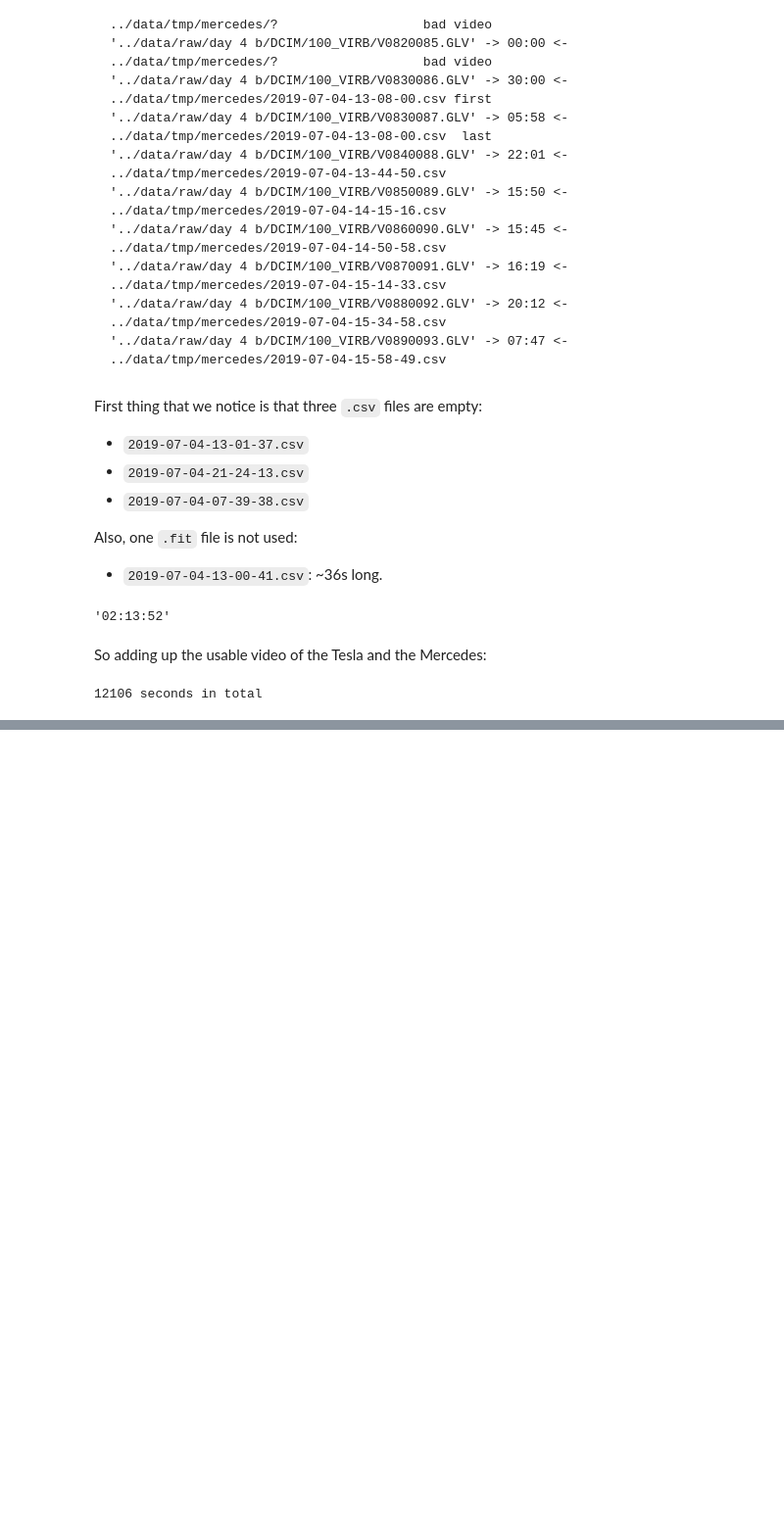
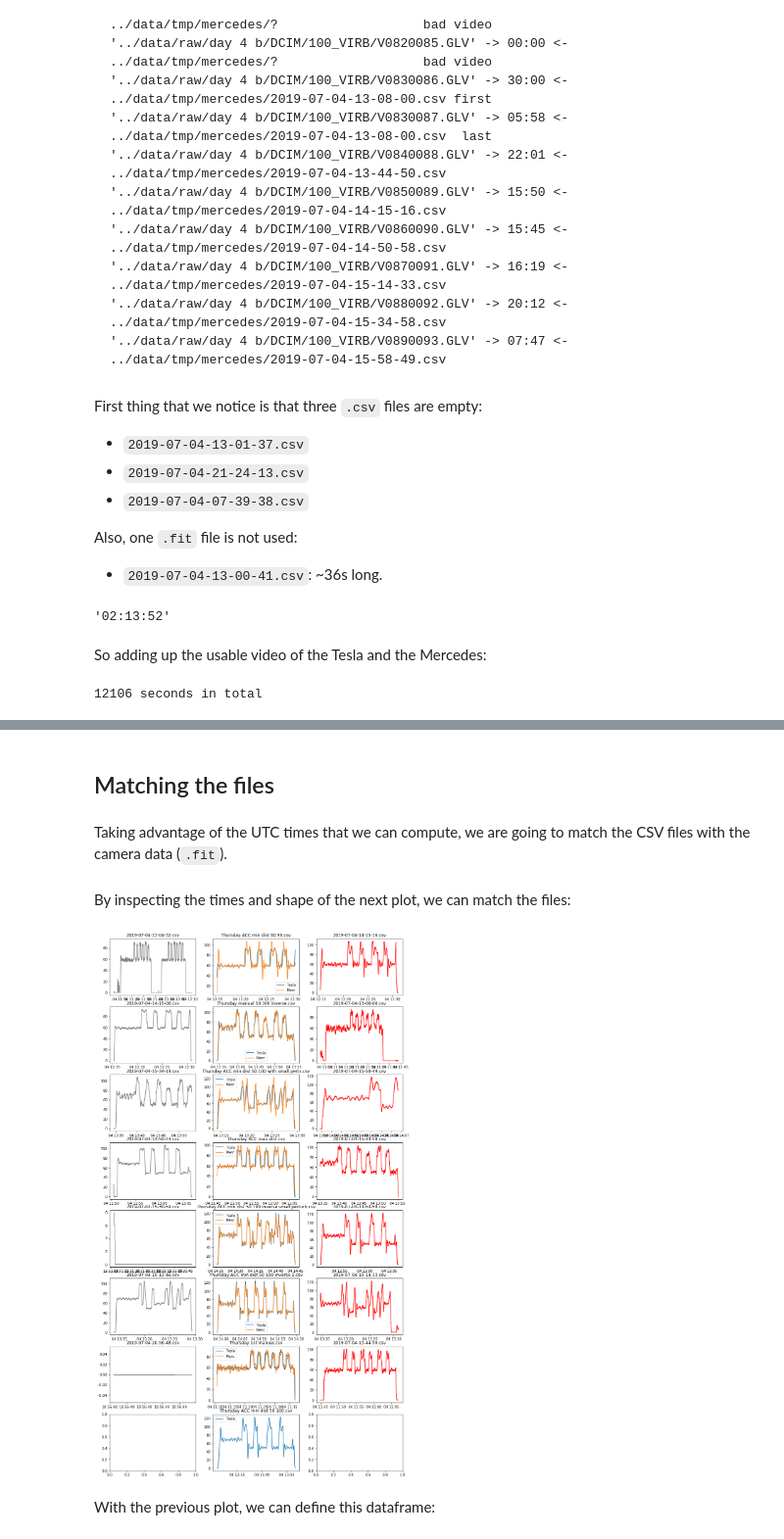
Before and after one commit to iipr/deep-auto-pi, a Jupyter notebook: notebooks/data-synchronization.ipynb, the cells around one changed output, grey strips where cells are left out. Shown at 98% size. Drawn from its saved outputs; the diff is of its cells as text; code cells hidden in the pictures; blank space fills up the shorter version.

```diff
--- a/notebooks/data-synchronization.ipynb
+++ b/notebooks/data-synchronization.ipynb
@@ -442,0 +542,4 @@ print((2 + 1) * 3600 + (13 + 7) * 60 + 52 + 54, 'seconds in total')
+# %% [markdown]
+## Matching the files
+# %% [markdown]
+Taking advantage of the UTC times that we can compute, we are going to match the CSV files with the camera data (`.fit`).
@@ -442,0 +561,55 @@ print((2 + 1) * 3600 + (13 + 7) * 60 + 52 + 54, 'seconds in total')
+# %%
+def adjust_time(df):
+    '''
+    Convert the times of the CSV files to UTC.
+    '''
+    df['utc_timestamp'] = pd.to_datetime(df['Time(s)'], unit='s', origin='2019-07-04') - \
+                          pd.to_timedelta(2, unit='h') - pd.to_timedelta(18, unit='s')
+    cols = df.columns.tolist()
+    df = df[cols[-1:] + cols[:-1]]
+    return df
+
+def convert_to_time(df):
+    '''
+    Transform the utc_timestamp column of the .fit files to datetime format, and add the ms.
+    '''
+    df['utc_timestamp'] = pd.to_datetime(df.utc_timestamp) + \
+                          pd.to_timedelta(df.timestamp_ms, unit='ms')
+    df.drop(columns='timestamp_ms', axis=1, inplace=True)
+    return df
+# %% [markdown]
+By inspecting the times and shape of the next plot, we can match the files:
+# %%
+path_tesla = '../data/tmp/tesla/'
+path_merc = '../data/tmp/mercedes/'
+path_dgps = '../data/raw/labeled/'
+tesla_files = [file for file in os.listdir(path_tesla) if file not in tesla_blacklist]
+merc_files = [file for file in os.listdir(path_merc) if file not in merc_blacklist]
+dgps_files = [file for file in os.listdir(path_dgps) if file[0].lower() == 't' and file not in dgps_blacklist]
+
+fig, ax = plt.subplots(8, 3)
+fig.set_size_inches(15, 28)
+for idx in range(len(tesla_files)):
+    df_tesla = convert_to_time(pd.read_csv(path_tesla + tesla_files[idx]))
+    df_merc = convert_to_time(pd.read_csv(path_merc + merc_files[idx]))
+    df_dgps = adjust_time(pd.read_csv(path_dgps + dgps_files[idx]))
+    df_dgps.drop(columns='Unnamed: 0', axis=1, inplace=True)
+    ax[idx, 0].plot(df_tesla.utc_timestamp, df_tesla.enhanced_speed, color='grey')
+    ax[idx, 0].set_title(tesla_files[idx])
+    ax[idx, 1].plot(df_dgps.utc_timestamp, df_dgps['Velocity(m/s) Tesla azd'] * 3600 / 1000)
+    ax[idx, 1].plot(df_dgps.utc_timestamp, df_dgps['Velocity(m/s) Mercedes azd'] * 3600 / 1000)
+    ax[idx, 1].legend(['Tesla', 'Merc'])
+    ax[idx, 1].set_title(dgps_files[idx])
+    ax[idx, 2].plot(df_merc.utc_timestamp, df_merc.enhanced_speed, color='r')
+    ax[idx, 2].set_title(merc_files[idx])
+
+df_dgps = adjust_time(pd.read_csv(path_dgps + dgps_files[7]))
+ax[7, 1].plot(df_dgps.utc_timestamp, df_dgps['Velocity(m/s) Mercedes azd'] * 3600 / 1000)
+ax[7, 1].legend(['Tesla', 'Merc'])
+ax[7, 1].set_title(dgps_files[7])
+
+plt.show()
+# %% [output]
+[figure, added]
+# %% [markdown]
+With the previous plot, we can define this dataframe:
```
Also changed, not shown: parts of 21 cells of this notebook.
